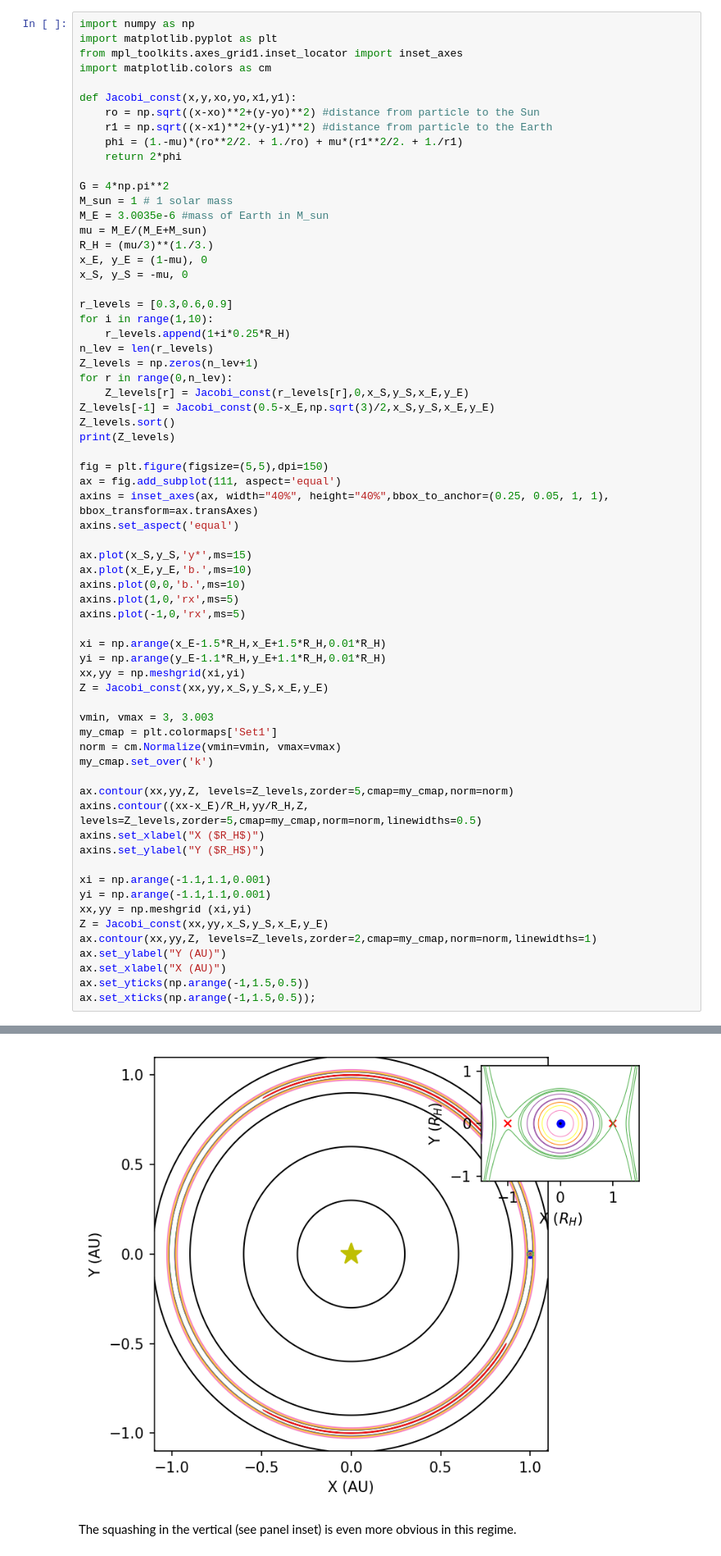
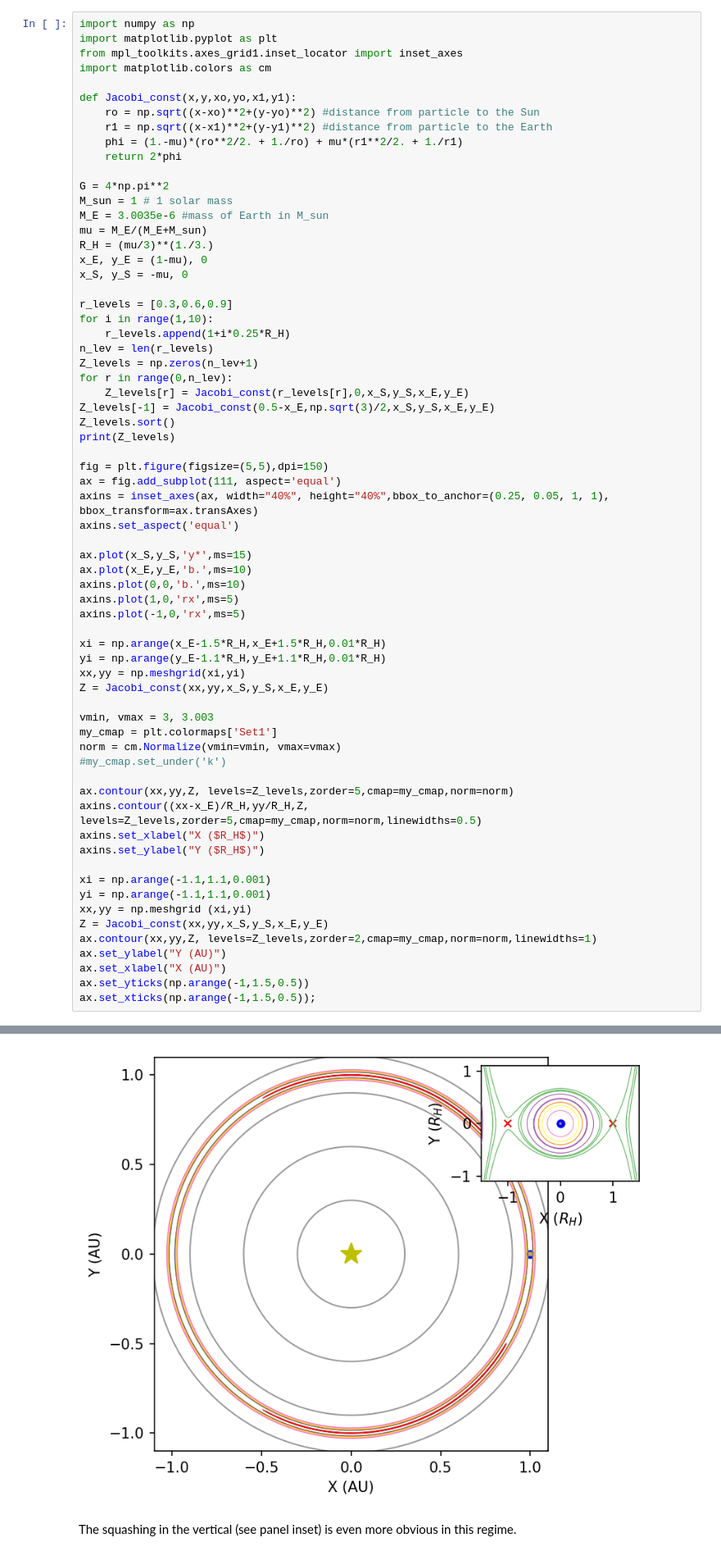
Before and after one commit to saturnaxis/exoplanet-binary, a Jupyter notebook: docs/_sources/Tutorials/planet-packing-stability.ipynb, the cells around one changed output, grey strips where cells are left out. Shown at 82% size. Saved outputs shown, nothing was run; the diff lists cells and outputs as text.

```diff
--- a/docs/_sources/Tutorials/planet-packing-stability.ipynb
+++ b/docs/_sources/Tutorials/planet-packing-stability.ipynb
@@ -186,35 +258,35 @@ axins.plot(0,0,'b.',ms=10)
 axins.plot(1,0,'rx',ms=5)
 axins.plot(-1,0,'rx',ms=5)
 
 xi = np.arange(x_E-1.5*R_H,x_E+1.5*R_H,0.01*R_H)
 yi = np.arange(y_E-1.1*R_H,y_E+1.1*R_H,0.01*R_H)
 xx,yy = np.meshgrid(xi,yi)
 Z = Jacobi_const(xx,yy,x_S,y_S,x_E,y_E)
 
 vmin, vmax = 3, 3.003
 my_cmap = plt.colormaps['Set1']
 norm = cm.Normalize(vmin=vmin, vmax=vmax)
-my_cmap.set_over('k')
+#my_cmap.set_under('k')
 
 ax.contour(xx,yy,Z, levels=Z_levels,zorder=5,cmap=my_cmap,norm=norm)
 axins.contour((xx-x_E)/R_H,yy/R_H,Z, levels=Z_levels,zorder=5,cmap=my_cmap,norm=norm,linewidths=0.5)
 axins.set_xlabel("X ($R_H$)")
 axins.set_ylabel("Y ($R_H$)")
 
 xi = np.arange(-1.1,1.1,0.001)
 yi = np.arange(-1.1,1.1,0.001)
 xx,yy = np.meshgrid (xi,yi)
 Z = Jacobi_const(xx,yy,x_S,y_S,x_E,y_E)
 ax.contour(xx,yy,Z, levels=Z_levels,zorder=2,cmap=my_cmap,norm=norm,linewidths=1)
 ax.set_ylabel("Y (AU)")
 ax.set_xlabel("X (AU)")
 ax.set_yticks(np.arange(-1,1.5,0.5))
 ax.set_xticks(np.arange(-1,1.5,0.5));
 # %% [output]
 [3.00000347 3.0008897  3.00093672 3.00095947 3.00106035 3.00124328
  3.0012661  3.00147675 3.00175584 3.00240875 3.03227121 3.69332466
  6.75659148]
-[figure, old version]
+[figure, new version]
 # %% [markdown]
 The squashing in the vertical (see panel inset) is even more obvious in this regime.
 # %% [markdown]
```
Also changed, not shown: parts of 4 cells of this notebook, 3 other files.
